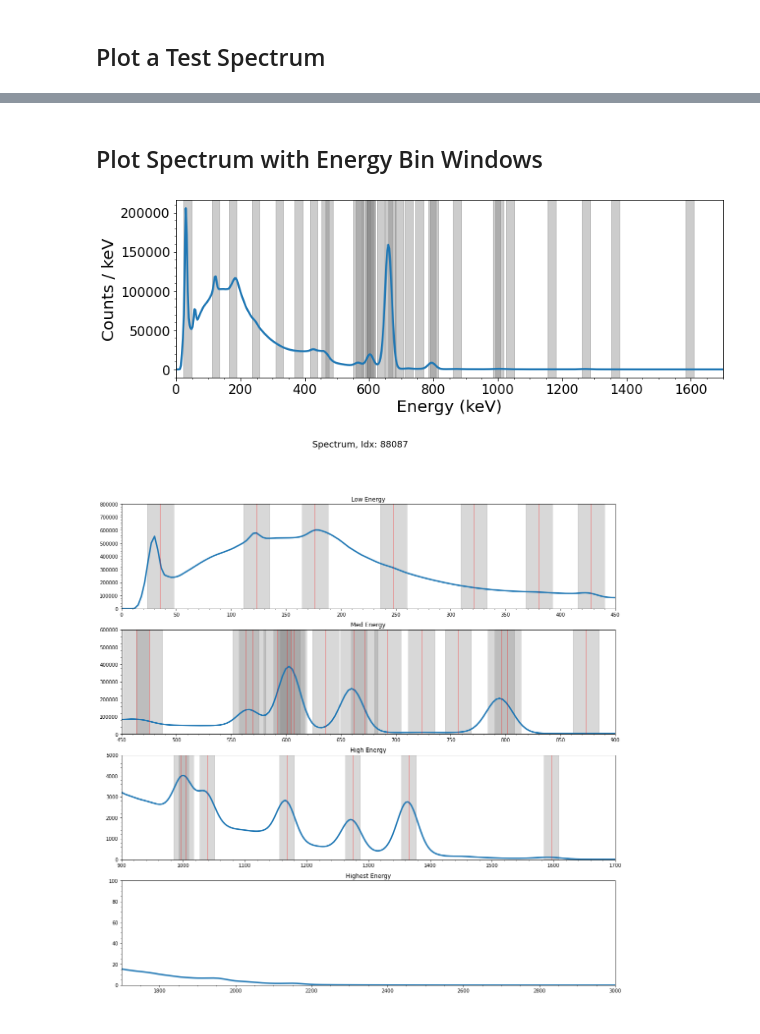
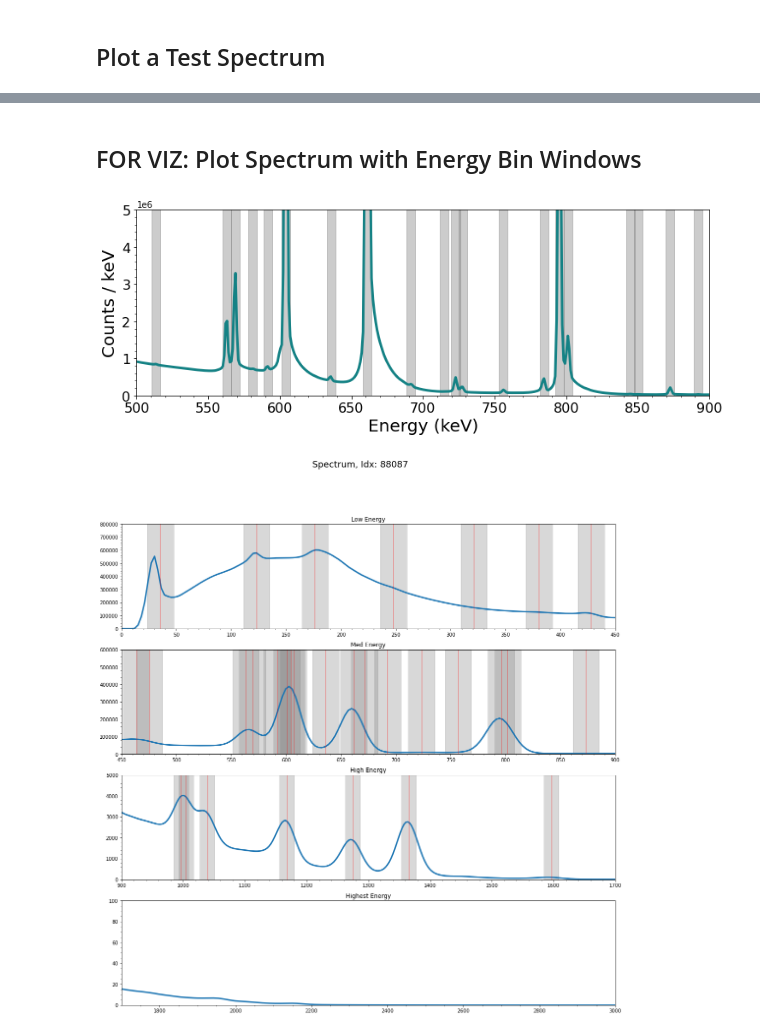
Before and after one commit to opotowsky/process_results, a Jupyter notebook: gammas/eval_window_energy_bins.ipynb, the cells around one changed output, grey strips where cells are left out. Drawn from its saved outputs; the diff is of its cells as text; code cells hidden in the pictures.

Commit message:
slight update to energy window example plot

```diff
--- a/gammas/eval_window_energy_bins.ipynb
+++ b/gammas/eval_window_energy_bins.ipynb
@@ -41,7 +75,7 @@ df.tail(1)
 # %% [markdown]
 ## Plot a Test Spectrum
 # %%
-df_idx = 88087
+df_idx = 66796
 # %%
 def plot_spectrum(df_idx):
     fig, ax = plt.subplots()
@@ -57,30 +91,35 @@ plot_spectrum(df_idx)
 # %% [markdown]
-## Plot Spectrum with Energy Bin Windows
+## FOR VIZ: Plot Spectrum with Energy Bin Windows
+# %%
+# color dict (use: colors['XColor'])
+import ast
+with open('../color_palette.txt', 'r') as file:
+    contents = file.read()
+    colors = ast.literal_eval(contents)
 # %%
-en_list_pkl = 'idx88087_energy_list_31.pkl' #two current options: 31 or 113
+en_list_pkl = 'idx133717_energy_list_d2auto.pkl' #energy_list_short.pkl, long, or idx133717_energy_list_d*auto.pkl
 en_list = pd.read_pickle(results_path + 'detector_response/' + en_list_pkl)
 # %%
-en_delta = 12 #energy window in keV
+en_delta = 3 #energy window in keV
 # %%
 def pres_plot(df_idx):
     fig, ax = plt.subplots(figsize=(12, 4))
-    ax.plot(energy_bins, df.loc[df_idx], linewidth = 2.5)
+    ax.plot(energy_bins, df.loc[df_idx], color=colors['MTeal'], linewidth=3)
     ax.minorticks_on()
     for en in en_list:
-        #ax.axvline(x=en, color='r', linewidth=0.5)
         ax.axvspan(en - en_delta, en + en_delta, color='grey', alpha=0.4)
     #ax.set_title('Energy', fontsize=14)
-    ax.set_xlim(0, 1700)
-    #ax.set_ylim(0, 9e6)
+    ax.set_xlim(500, 900)
+    ax.set_ylim(0, 5e6)
     ax.set_xlabel('Energy (keV)', fontsize=20)
     ax.set_ylabel('Counts / keV', fontsize=20)
     plt.xticks(fontsize=16)
     plt.yticks(fontsize=16)
     plt.show()
-    #fig.savefig('energy_window_example.png', bbox_inches='tight', transparent=True)
-pres_plot(88000)
+    fig.savefig('../plots/energy_window_example.png', bbox_inches='tight', transparent=True)
+pres_plot(66796)
 # %% [output]
-[figure, old version]
+[figure, new version]
 # %%
 def plot_spectrum_withlines(df_idx):
     fig, ax = plt.subplots(4, figsize=(18, 18))
```
Also changed, not shown: parts of 10 cells of this notebook.
